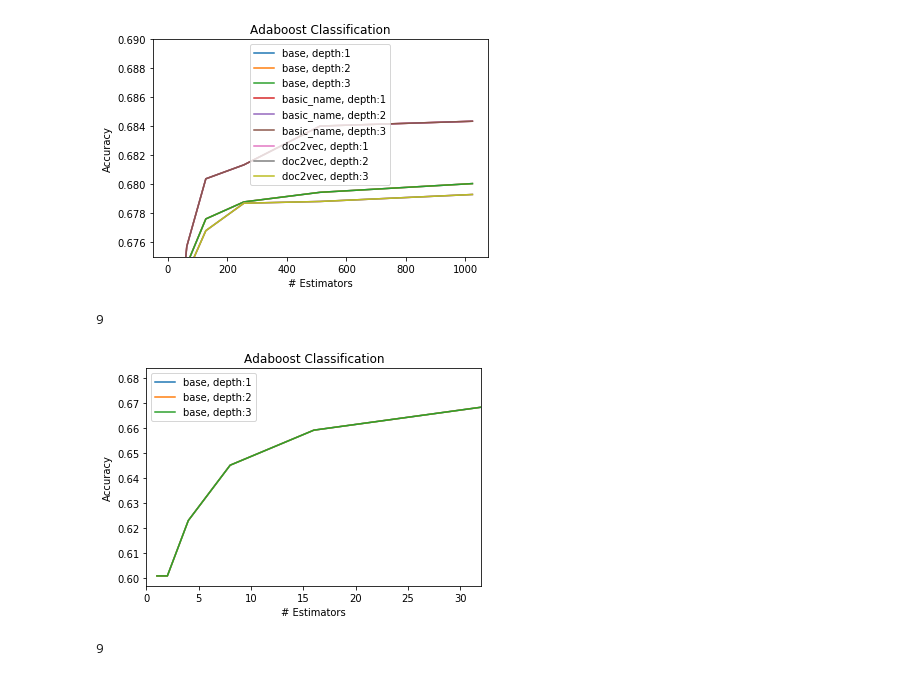
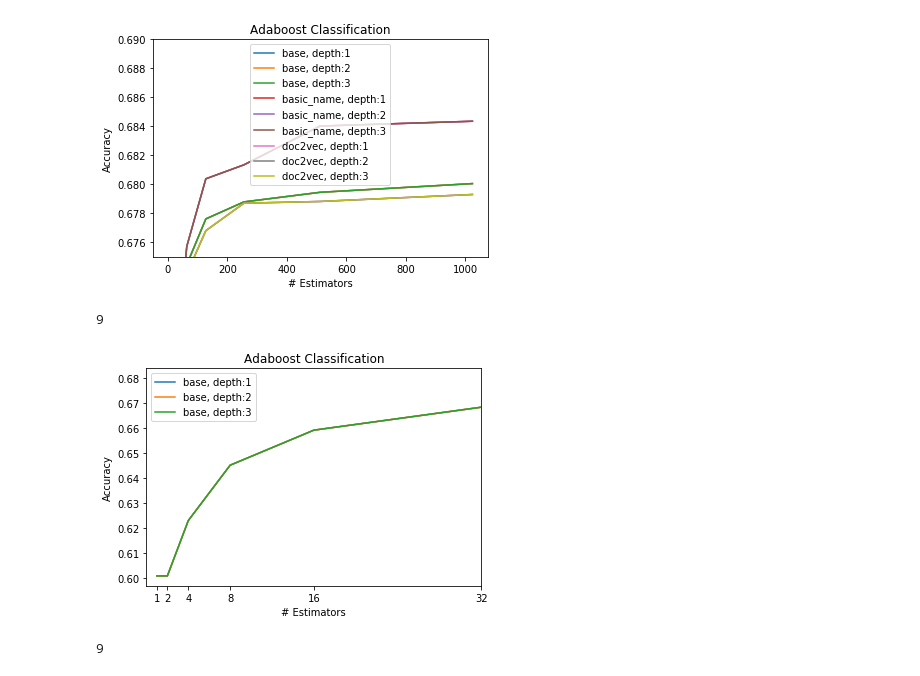
Before and after one commit to michaelmdresser/csci5622project, a Jupyter notebook: Curry_Prediction_Comparisons_and_Figures.ipynb, the cells around one changed output. Cells and saved outputs as stored; diff of their text form; code cells hidden in the pictures.

```diff
--- a/Curry_Prediction_Comparisons_and_Figures.ipynb
+++ b/Curry_Prediction_Comparisons_and_Figures.ipynb
@@ -43,19 +42,20 @@ plt.show()
 # %%
 fig=plt.figure()
 print(len(accuracies))
 for i in range(len(accuracies[:3])):
     plt.plot(num_estimators,accuracies[i],label=labels[i])
 plt.legend()
 plt.title('Adaboost Classification')
 plt.ylabel('Accuracy')
 plt.xlabel('# Estimators')
 #plt.ylim(.675,.69)
 plt.xlim(0,32)
+plt.xticks([1,2,4,8,16,32])
 plt.savefig('./curry_figs/ada2.png')
 plt.show()
 # %% [output]
 9
-[figure, old version]
+[figure, new version]
 # %%
 fig=plt.figure()
 print(len(accuracies))
```
Also changed, not shown: parts of 11 cells of this notebook, 7 other files.
